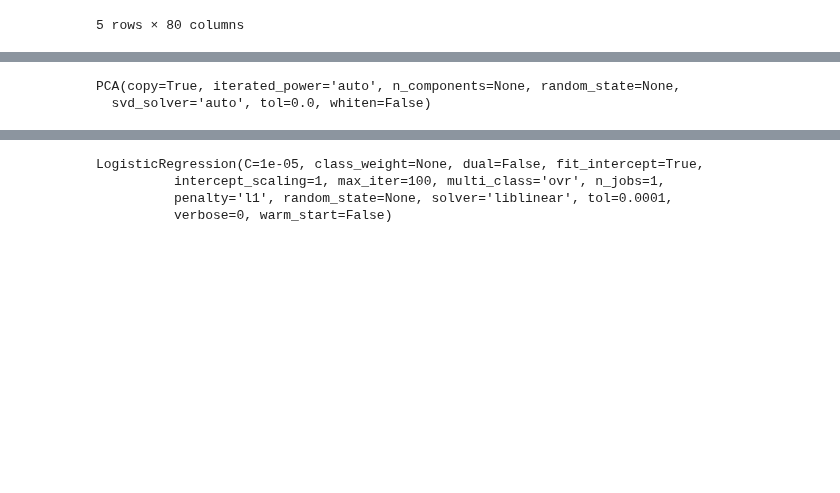
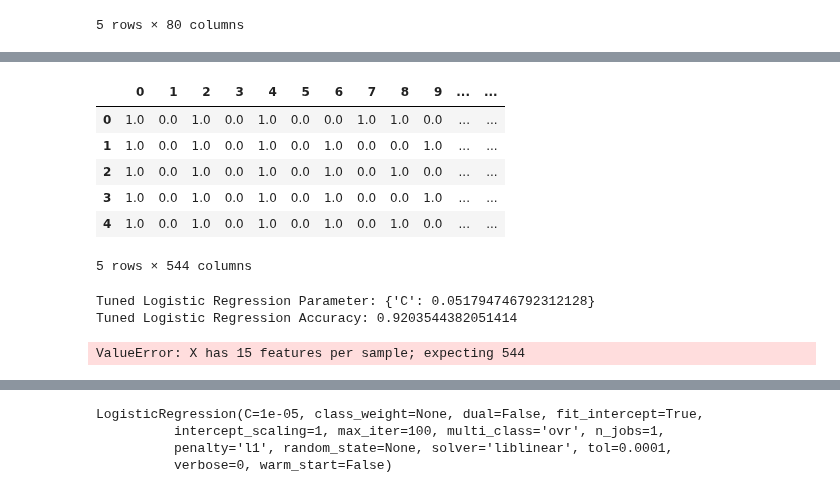
Before and after one commit to kellywong1314/Analytics-and-Machine-Learning, a Jupyter notebook: Capstone 1 - American Housing Satisfaction/Logistic Regression for Housing Satisfaction.ipynb, the cells around one changed output, grey strips where cells are left out. Saved outputs shown, nothing was run; the diff lists cells and outputs as text; code cells hidden in the pictures; blank space fills up the shorter version.

Commit message:
used OneHotEncoder to create logreg model on categoricals

```diff
--- a/Capstone 1 - American Housing Satisfaction/Logistic Regression for Housing Satisfaction.ipynb
+++ b/Capstone 1 - American Housing Satisfaction/Logistic Regression for Housing Satisfaction.ipynb
@@ -45,3 +45,13 @@ X2.head()
 | 2 | 11000005 | 8 | NaN | 1 | 2 | 69.0 | 1995.0 | 3.0 | ... |
 | 3 | 11000007 | 8 | NaN | 1 | 1 | 49.0 | 1997.0 | 4.0 | ... |
 | 4 | 11000010 | 5 | 370.0 | 0 | 0 | 71.0 | 2005.0 | 1.0 | ... |
+# %%
+from sklearn.preprocessing import OneHotEncoder, LabelEncoder
+
+X3 = X.select_dtypes(include=[object])
+
+le = LabelEncoder()
+
+#le.fit_transform(X3.astype(str))
+X3 = X3.astype(str).apply(le.fit_transform)
+X3.head()
@@ -48,3 +66,46 @@ X2.head()
+# %%
+from sklearn.preprocessing import Imputer
+
+imp = Imputer(missing_values='NaN', strategy='most_frequent', axis=0)
+imp.fit(X3)
+X3 = imp.transform(X3)
+# %%
+encoder = OneHotEncoder()
+
+encoder.fit(X3)
+
+X3 = encoder.transform(X3).toarray()
+X3 = pd.DataFrame(X3)
+X3.head()
+# %% [output]
+|  | 0 | 1 | 2 | 3 | 4 | 5 | 6 | 7 | 8 | 9 | ... | ... |
+| 0 | 1.0 | 0.0 | 1.0 | 0.0 | 1.0 | 0.0 | 0.0 | 1.0 | 1.0 | 0.0 | ... | ... |
+| 1 | 1.0 | 0.0 | 1.0 | 0.0 | 1.0 | 0.0 | 1.0 | 0.0 | 0.0 | 1.0 | ... | ... |
+| 2 | 1.0 | 0.0 | 1.0 | 0.0 | 1.0 | 0.0 | 1.0 | 0.0 | 1.0 | 0.0 | ... | ... |
+| 3 | 1.0 | 0.0 | 1.0 | 0.0 | 1.0 | 0.0 | 1.0 | 0.0 | 0.0 | 1.0 | ... | ... |
+| 4 | 1.0 | 0.0 | 1.0 | 0.0 | 1.0 | 0.0 | 1.0 | 0.0 | 1.0 | 0.0 | ... | ... |
+5 rows × 544 columns
+# %%
+# Instantiate a logistic regression classifier: logreg
+logreg2 = LogisticRegression()
+logreg_cv2 = GridSearchCV(logreg, param_grid, cv=5)
+
+logreg_cv2.fit(X3, y)
+
+print("Tuned Logistic Regression Parameter: {}".format(logreg_cv2.best_params_))
+print("Tuned Logistic Regression Accuracy: {}".format(logreg_cv2.best_score_))
+# %% [output]
+Tuned Logistic Regression Parameter: {'C': 0.051794746792312128}
+Tuned Logistic Regression Accuracy: 0.9203544382051414
+# %%
+logreg_cv2.predict(X_test)
+
+from sklearn.metrics import confusion_matrix, classification_report
+
+print(confusion_matrix(y_test, y_pred))
+print(classification_report(y_test, y_pred))
+# %% [output]
+ValueError: X has 15 features per sample; expecting 544
 # %%
 from sklearn.preprocessing import Imputer
 
@@ -54,10 +115,7 @@ X2 = imp.transform(X2)
 # %%
 X_train, X_test, y_train, y_test = train_test_split(X2, y, test_size=0.3, random_state=42)
 # %%
-from sklearn.decomposition import PCA
-pca = PCA()
-pca.fit(X_train)
+#from sklearn.decomposition import PCA
+#pca = PCA()
+#pca.fit(X_train)
-# %% [output]
-PCA(copy=True, iterated_power='auto', n_components=None, random_state=None,
-  svd_solver='auto', tol=0.0, whiten=False)
 # %%
```
Also changed, not shown: parts of 6 cells of this notebook.
